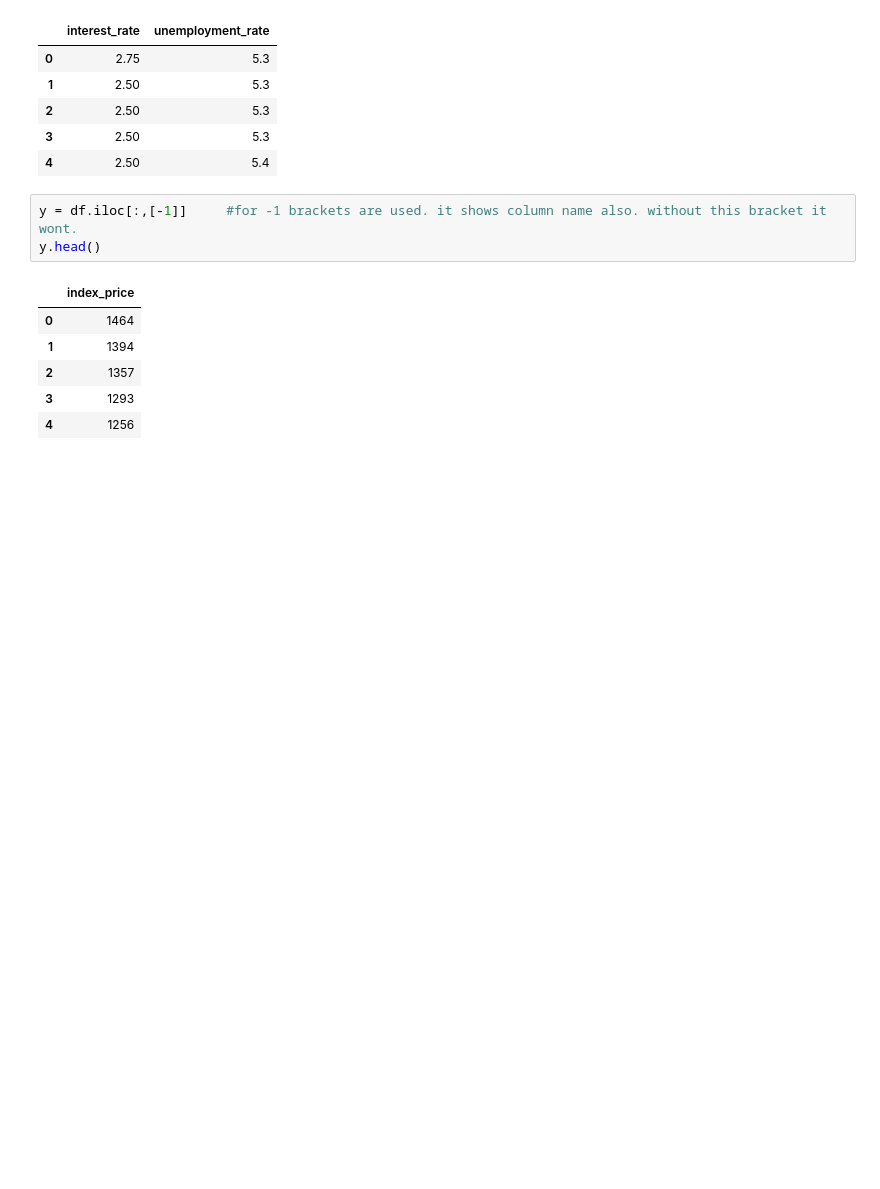
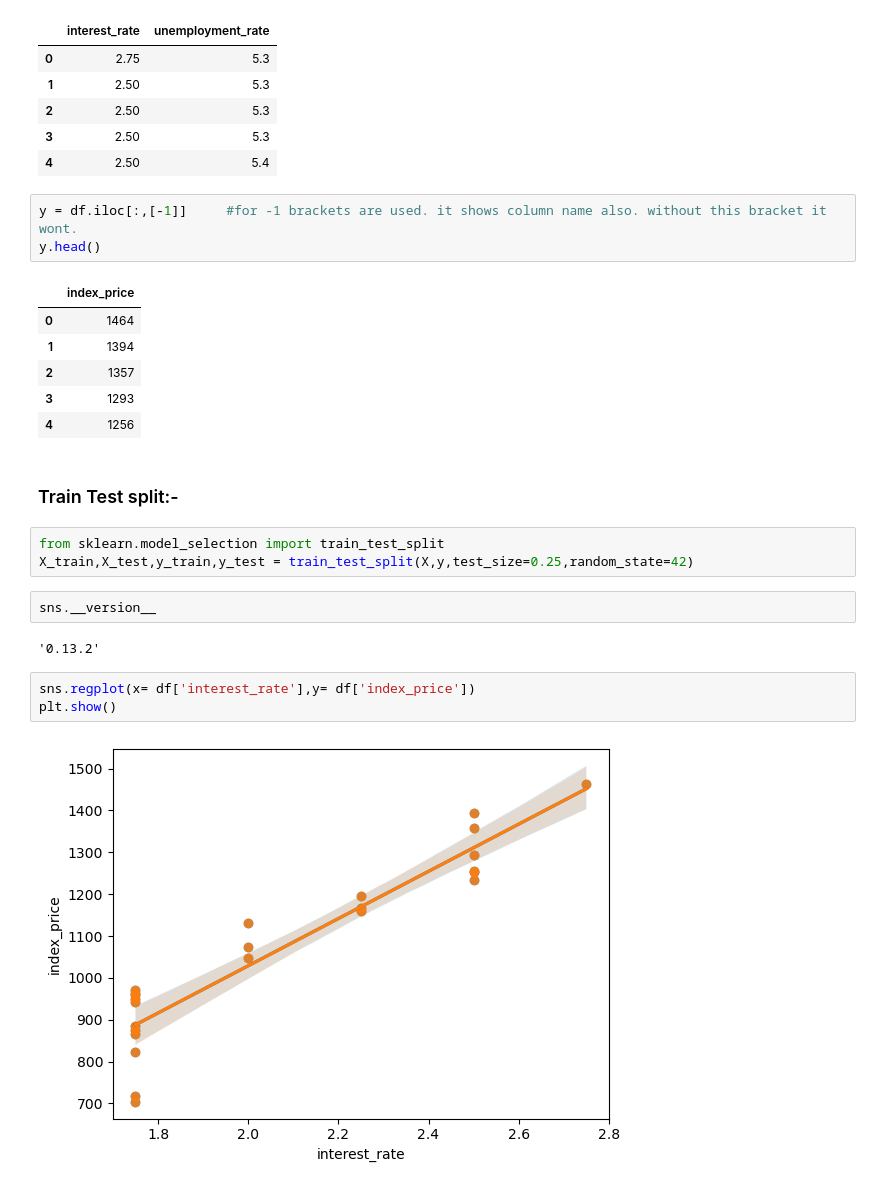
Before and after one commit to ganeshbgunjal/Machine-Learning, a Jupyter notebook: 1 Linear Regression/2 Multiple Linear Regression/1 Multiple Linear Regression..ipynb, the cells around one changed output. Cells and saved outputs as stored; diff of their text form; blank space fills up the shorter version.

```diff
--- a/1 Linear Regression/2 Multiple Linear Regression/1 Multiple Linear Regression..ipynb
+++ b/1 Linear Regression/2 Multiple Linear Regression/1 Multiple Linear Regression..ipynb
@@ -96,3 +96,17 @@ y.head()
 | 2 | 1357 |
 | 3 | 1293 |
 | 4 | 1256 |
+# %% [markdown]
+### Train Test split:-
+# %%
+from sklearn.model_selection import train_test_split
+X_train,X_test,y_train,y_test = train_test_split(X,y,test_size=0.25,random_state=42)
+# %%
+sns.__version__
+# %% [output]
+'0.13.2'
+# %%
+sns.regplot(x= df['interest_rate'],y= df['index_price'])
+plt.show()
+# %% [output]
+[figure, added]
```
